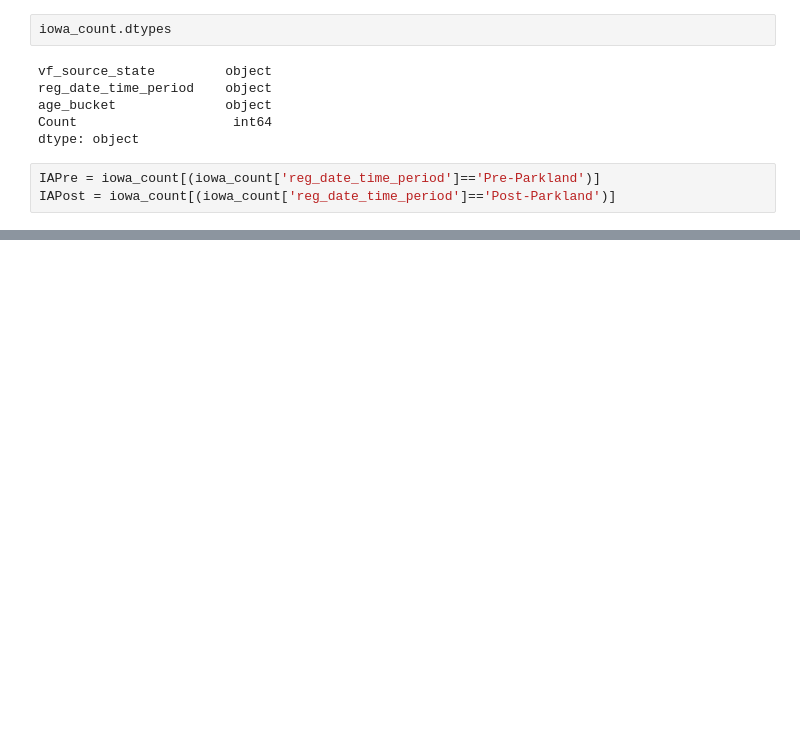
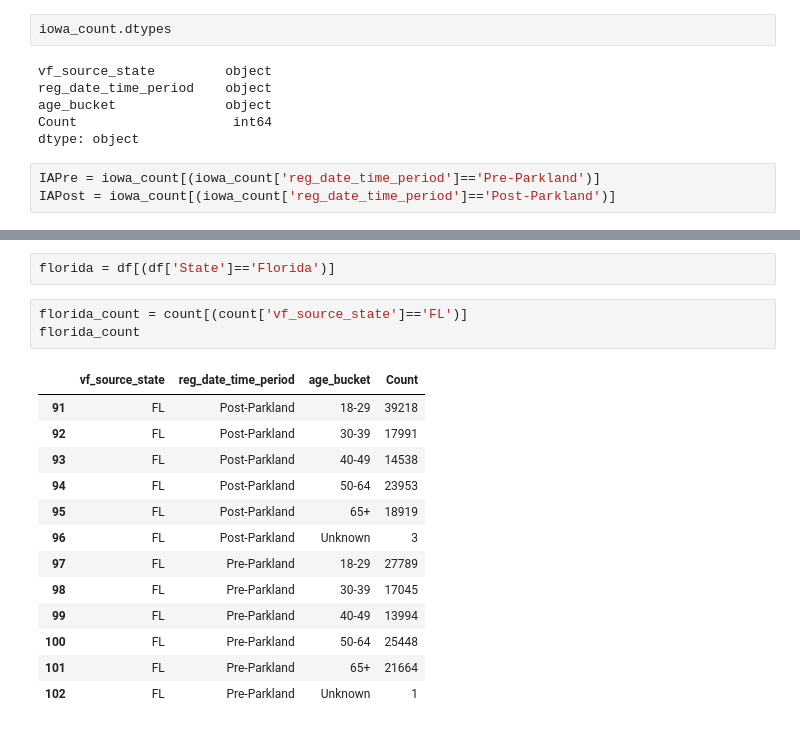
Before and after one commit to linleysanders/data-studio, a Jupyter notebook: Code/03-youth-vote/Youth Vote.ipynb, the cells around one changed output, grey strips where cells are left out. Cells and saved outputs as stored; diff of their text form; blank space fills up the shorter version.

```diff
--- a/Code/03-youth-vote/Youth Vote.ipynb
+++ b/Code/03-youth-vote/Youth Vote.ipynb
@@ -184,0 +180,19 @@ plt.show()
+# %%
+florida = df[(df['State']=='Florida')]
+# %%
+florida_count = count[(count['vf_source_state']=='FL')]
+florida_count
+# %% [output]
+|  | vf_source_state | reg_date_time_period | age_bucket | Count |
+| 91 | FL | Post-Parkland | 18-29 | 39218 |
+| 92 | FL | Post-Parkland | 30-39 | 17991 |
+| 93 | FL | Post-Parkland | 40-49 | 14538 |
+| 94 | FL | Post-Parkland | 50-64 | 23953 |
+| 95 | FL | Post-Parkland | 65+ | 18919 |
+| 96 | FL | Post-Parkland | Unknown | 3 |
+| 97 | FL | Pre-Parkland | 18-29 | 27789 |
+| 98 | FL | Pre-Parkland | 30-39 | 17045 |
+| 99 | FL | Pre-Parkland | 40-49 | 13994 |
+| 100 | FL | Pre-Parkland | 50-64 | 25448 |
+| 101 | FL | Pre-Parkland | 65+ | 21664 |
+| 102 | FL | Pre-Parkland | Unknown | 1 |
```
Also changed, not shown: parts of 7 cells of this notebook, 6 other files.
